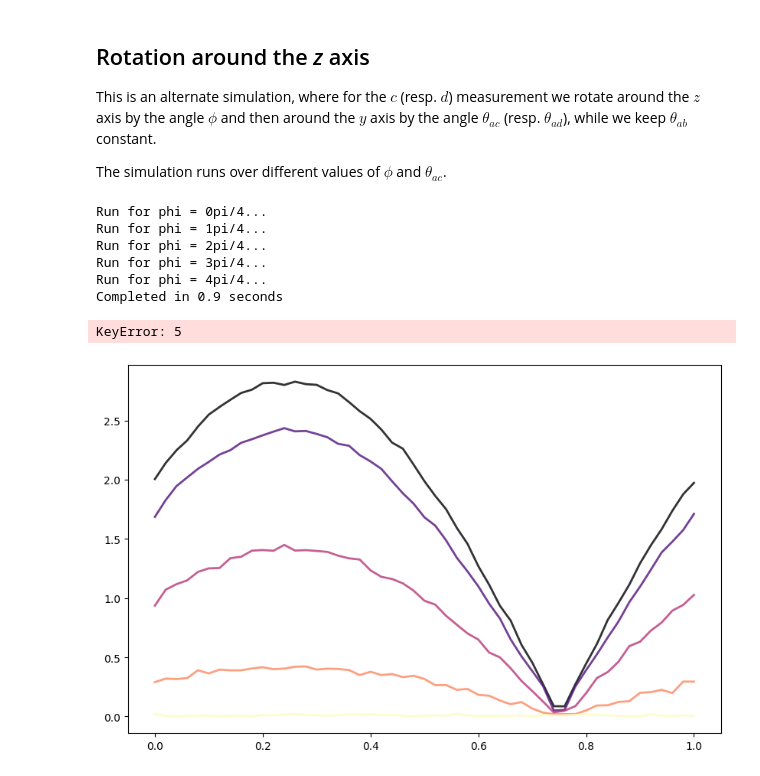
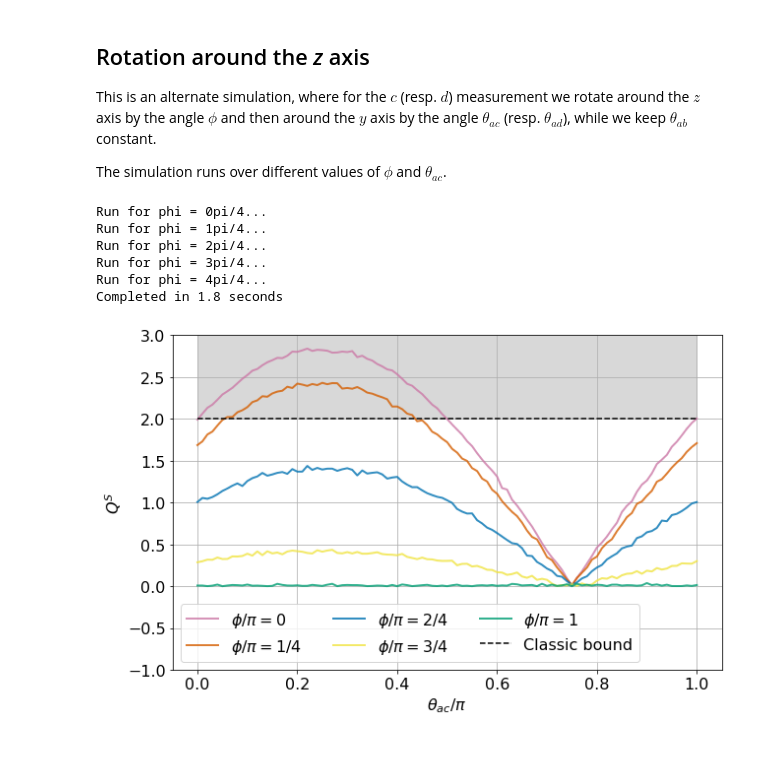
Before and after one commit to qiboteam/qiboedu, a Jupyter notebook: notebooks/CHSH inequality.ipynb, the cells around one changed output. Drawn from its saved outputs; the diff is of its cells as text; code cells hidden in the pictures; blank space fills up the shorter version.

Commit message:
Fixed phi-related plots and some other cosmetic changes

```diff
--- a/notebooks/CHSH inequality.ipynb
+++ b/notebooks/CHSH inequality.ipynb
@@ -63,7 +64,7 @@ def run_circuit_C(phi_0, phi_1, th_0, th_1):
 # parameters for the simulation
 ab_steps = 6
 phi_steps = 4
-ac_steps = 50
+ac_steps = 100
 nshots = 10000
 # %% [markdown]
 Now run the simulation, and note the computation time on different hardware backends.
@@ -126,7 +129,7 @@ This is an alternate simulation, where for the $c$ (resp. $d$) measurement we ro
 
 The simulation runs over different values of $\phi$ and $\theta_{ac}$.
 # %%
-Q_S1 = {}
+Qz_S1 = {}
 tstart = time.time()
 
 th_ab = pi/2
@@ -134,7 +137,7 @@ for i_phi in range(phi_steps+1):
     print('Run for phi = %dpi/%d...' % (i_phi, phi_steps))
 
     phi = pi * i_phi/phi_steps    # phi angles go from 0 to pi inclusive
-    Q_S1[i_phi] = []
+    Qz_S1[i_phi] = []
 
     for i_ac in range(ac_steps+1):
         th_ac = pi * i_ac/ac_steps    # theta_ac angles go from 0 to pi inclusive
@@ -143,7 +146,7 @@ for i_phi in range(phi_steps+1):
         C_ad = run_circuit_C(0, phi, 0, th_ad)
         C_bc = run_circuit_C(0, phi, th_ab, th_ac)
         C_bd = run_circuit_C(0, phi, th_ab, th_ad)
-        Q_S1[i_phi].append(abs(C_ac - C_ad + C_bc + C_bd))
+        Qz_S1[i_phi].append(abs(C_ac - C_ad + C_bc + C_bd))
 
 print('Completed in %.1f seconds' % (time.time() - tstart))
 # %% [output]
@@ -152,9 +155,9 @@ Run for phi = 1pi/4...
 Run for phi = 2pi/4...
 Run for phi = 3pi/4...
 Run for phi = 4pi/4...
-Completed in 0.9 seconds
+Completed in 1.8 seconds
 # %%
-plot_bell_inequalities(Q_values=Q_S1, ac_steps=ac_steps, ab_steps=ab_steps, img_width=1, savetitle="chsh_qibo_1", experiment="chsh", legendloc=3)
+plot_bell_inequalities(experiment='chsh', Q_values=Qz_S1, ac_steps=ac_steps, param_steps=phi_steps, param_label='\phi', y_bounds=(-1, 3),
+                       img_width=1, savetitle='chsh_qibo_3', legendloc=3)
 # %% [output]
-KeyError: 5
-[figure, old version]
+[figure, new version]
```
Also changed, not shown: parts of 5 cells of this notebook, 3 other files.
